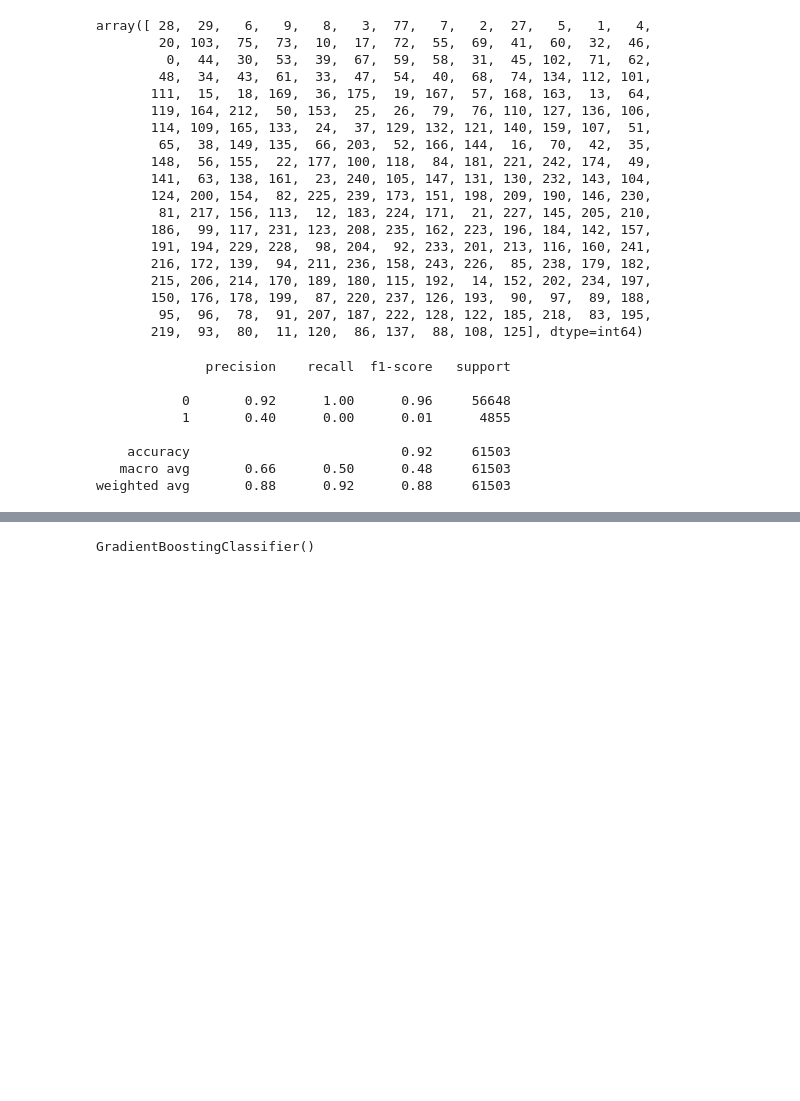
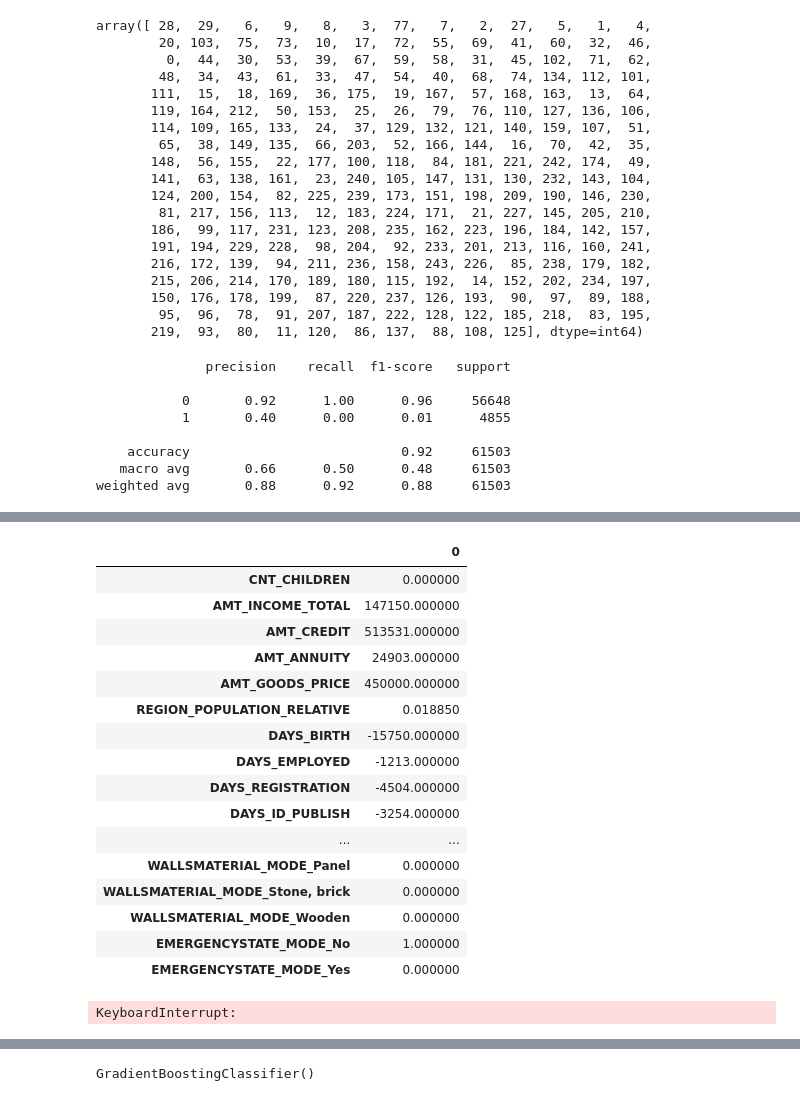
Before and after one commit to Barnichols/Team039project, a Jupyter notebook: Algo_AL.ipynb, the cells around one changed output, grey strips where cells are left out. Saved outputs shown, nothing was run; the diff lists cells and outputs as text; code cells hidden in the pictures; blank space fills up the shorter version.

```diff
--- a/Algo_AL.ipynb
+++ b/Algo_AL.ipynb
@@ -846,0 +847,25 @@ weighted avg       0.72      0.72      0.72      9930
+# %%
+med = X_fill.median().to_frame()
+med
+# %% [output]
+|  | 0 |
+| CNT_CHILDREN | 0.000000 |
+| AMT_INCOME_TOTAL | 147150.000000 |
+| AMT_CREDIT | 513531.000000 |
+| AMT_ANNUITY | 24903.000000 |
+| AMT_GOODS_PRICE | 450000.000000 |
+| REGION_POPULATION_RELATIVE | 0.018850 |
+| DAYS_BIRTH | -15750.000000 |
+| DAYS_EMPLOYED | -1213.000000 |
+| DAYS_REGISTRATION | -4504.000000 |
+| DAYS_ID_PUBLISH | -3254.000000 |
+| ... | ... |
+| WALLSMATERIAL_MODE_Panel | 0.000000 |
+| WALLSMATERIAL_MODE_Stone, brick | 0.000000 |
+| WALLSMATERIAL_MODE_Wooden | 0.000000 |
+| EMERGENCYSTATE_MODE_No | 1.000000 |
+| EMERGENCYSTATE_MODE_Yes | 0.000000 |
+# %%
+print(X_fill)
+# %% [output]
+KeyboardInterrupt:
```
Also changed, not shown: parts of 20 cells of this notebook.
